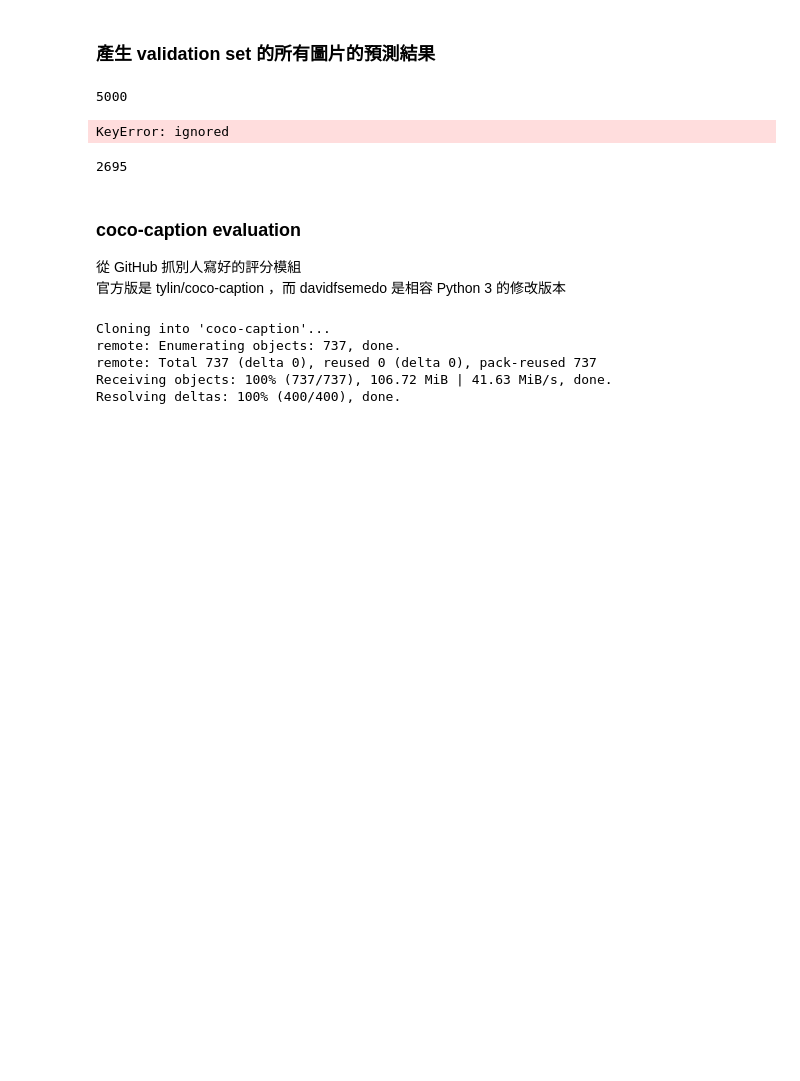
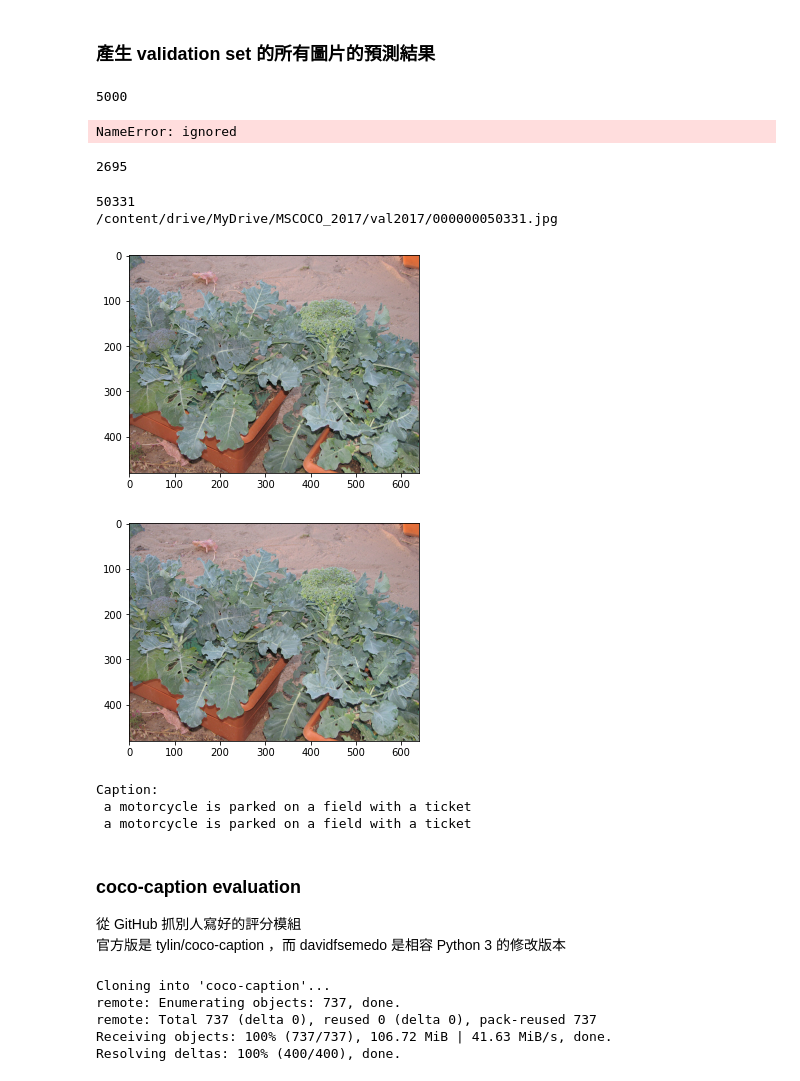
Before and after one commit to hsuanchia/Image-caption, a Jupyter notebook: imgcap_0427.ipynb, the cells around one changed output. Saved outputs shown, nothing was run; the diff lists cells and outputs as text; code cells hidden in the pictures; blank space fills up the shorter version.

```diff
--- a/imgcap_0427.ipynb
+++ b/imgcap_0427.ipynb
@@ -37,8 +37,8 @@ def preprocess(text):
   tmp = re.split('\W+',text)
   return tmp
 # %%
-start= "sss"
-end = "eee"
+start= "<start>"
+end = "<end>"
 # %%
 max_length = 30
 tmp = ""
@@ -50,8 +50,10 @@ for x in annotation['annotations']:
   x['caption'] = start + " " + tmp + " " + end
   sentence.append(x['caption'])
 # 做Tokenize
-token = Tokenizer(filters='!"#$%&()*+,-./:;=?@[\\]^_`{|}~\t\n',num_words=10000)
+
+token = Tokenizer(filters='!"#$%&()*+,-./:;=?@[\\]^_`{|}~\t\n',num_words=10000,oov_tokens='<unk>')
 token.fit_on_texts(sentence)
 word_index = token.word_index
+word_index['<pad>'] = 0
 inv_word_index = {v: k for k, v in word_index.items()}
 voc_size = len(word_index) + 1 #從1開始算 所以總數要加1
@@ -223,7 +243,7 @@ model.save('/content/drive/MyDrive/MSCOCO_2017/model_noatt427_2.h5')
 # 產生Caption
 # %%
 def Generate_caption(img_path, show=True):
-  decoder_model = load_model('/content/drive/MyDrive/MSCOCO_2017/model_noatt427_1.h5') #import你的model
+  decoder_model = load_model('/content/drive/MyDrive/MSCOCO_2017/model_noatt503.h5') #import你的model
   #這3行跟前面用encoder的地方一樣
   img = load_image(img_path)
   image_batch = np.expand_dims(img, axis=0)
@@ -241,7 +261,7 @@ def Generate_caption(img_path, show=True):
     token_cur = np.argmax(decoder_output[0,count_tokens]) #取機率分布最高值的index
     #print(token_cur)
     cur_word = inv_word_index[token_cur] #將label值map回到word
-    if(cur_word != end):
+    if(cur_word != end and cur_word != start):
       output_text += " " + cur_word
     count_tokens += 1
   if show:
@@ -276,6 +305,8 @@ val_annotation = json.load(input_file)
 id_list = set()
 for cap in val_annotation['annotations']:
   id_list.add(cap['image_id'])
+
+id_list = list(id_list)
 # %%
 len(id_list)
 # %% [output]
@@ -283,15 +314,15 @@ len(id_list)
 # %%
 # 評分資料格式在 https://cocodataset.org/#format-data 的 5. Image Captioning 大標下有規定
 results = list()
-for id in tqdm(id_list):  # 多加個 tqdm 是為了看他印出漂亮的進度條
+for id in tqdm(range(2696, len(id_list))):  # 多加個 tqdm 是為了看他印出漂亮的進度條
   one_result = dict()
-  complete_path = img_path + '/%012d.jpg' % id
+  complete_path = img_path + '/%012d.jpg' % id_list[id]
   cap = Generate_caption(complete_path, False)
   one_result["image_id"] = id
   one_result["caption"] = cap
   results.append(one_result)
 # %% [output]
-KeyError: ignored
+NameError: ignored
 # %%
 len(results)
 # %% [output]
@@ -300,6 +331,24 @@ len(results)
 generated_caption_path = "generated_caption_val2017.json"
 with open(generated_caption_path, 'w') as jsonfile:
   json.dump(results, jsonfile)
+# %%
+print(list(id_list)[2695])
+complete_path = img_path + '/%012d.jpg' % list(id_list)[2695]
+print(complete_path)
+test_image = plt.imread(complete_path)
+plt.imshow(test_image)
+plt.show()
+# 懷疑是某狀況會預測到 argmax 會取到 0，造成後面要取 inv_word_index[0] 出錯
+cap = Generate_caption(complete_path, True)
+print(cap)
+# %% [output]
+50331
+/content/drive/MyDrive/MSCOCO_2017/val2017/000000050331.jpg
+[figure, added]
+[figure, added]
+Caption:
+ a motorcycle is parked on a field with a ticket
+ a motorcycle is parked on a field with a ticket
 # %%
 # 產生假的完美結果，測試用
 
```
Also changed, not shown: parts of 9 cells of this notebook.
